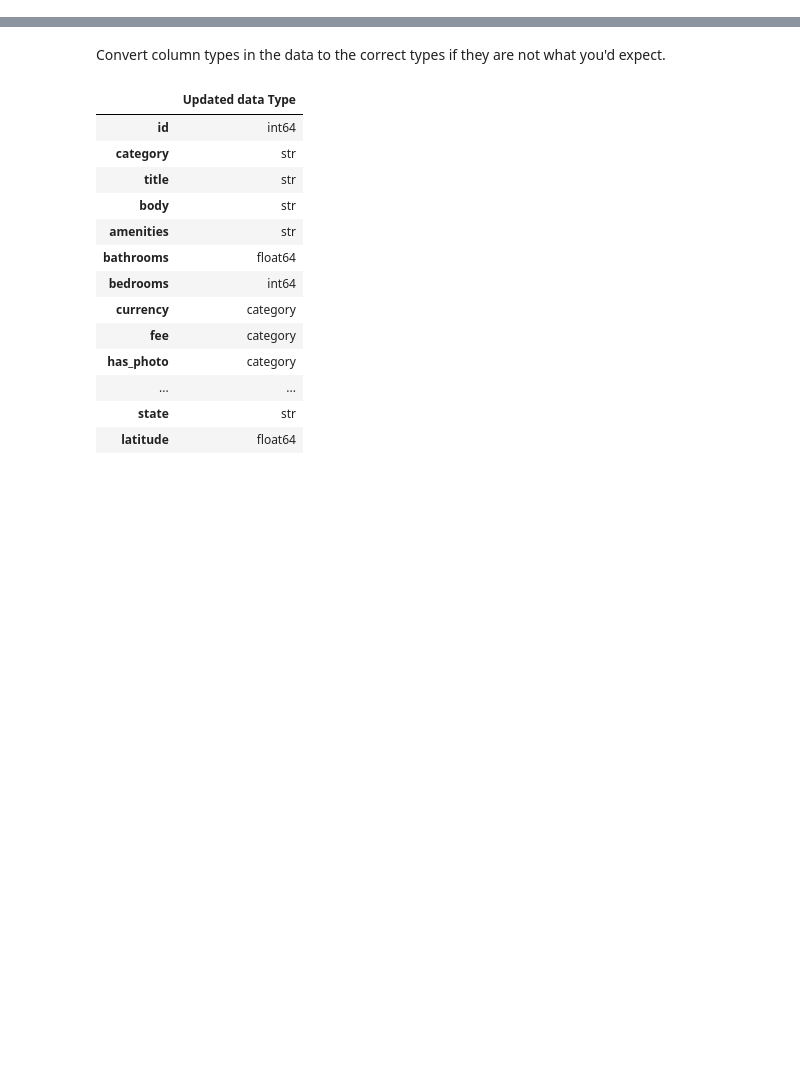
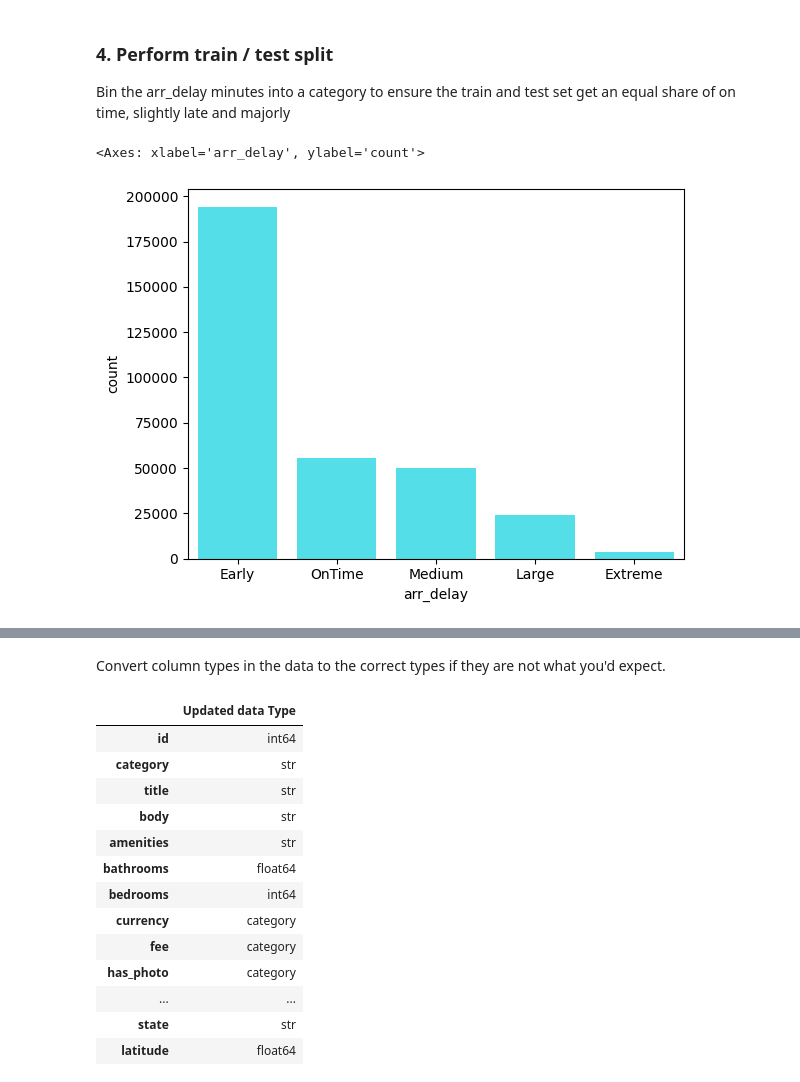
Before and after one commit to lucyg04/nycflights13, a Jupyter notebook: Practical 1/practical1_py.ipynb, the cells around one changed output, grey strips where cells are left out. Saved outputs shown, nothing was run; the diff lists cells and outputs as text; code cells hidden in the pictures; blank space fills up the shorter version.

Commit message:
Largely finished preparing the data for the test / train split

```diff
--- a/Practical 1/practical1_py.ipynb
+++ b/Practical 1/practical1_py.ipynb
@@ -65,0 +247,6 @@ data.dtypes.to_frame(name='Data Type')
+# %%
+# Perform a left join using the chosen keys, keep all flight info but adding new weather info
+flights_weather = flights_clean.merge(weather_data_unique, on=keys, how='left')
+
+# Sanity check the merge worked as expected
+flights_weather.info()
@@ -65,0 +276,7 @@ data.dtypes.to_frame(name='Data Type')
+# %%
+# Locate the airlines file, read it in, and observe
+airlines_file_name = "../data/airlines.csv"
+airlines_data = pd.read_csv(airlines_file_name)
+airlines_data.head(20)
+
+# Airlines.csv is a complete list of all carriers and their names
@@ -65,0 +301,6 @@ data.dtypes.to_frame(name='Data Type')
+# %%
+# Perform a left join on carrier to add airline names instead of just codes for readability of analysis
+flights_weather_airlines = flights_weather.merge(airlines_data, on='carrier', how='left')
+
+# (Briefly) Sanity check the merged dataframe is what we expect before doing any splitting
+flights_weather_airlines.info()
@@ -65,0 +347,9 @@ data.dtypes.to_frame(name='Data Type')
+# %%
+# List out the columns to change type from str to category
+category_columns = ["month", "carrier", "origin", "dest", "name"]
+
+# Convert the types
+flights_weather_airlines[category_columns] = flights_weather_airlines[category_columns].astype('category')
+
+# Check the data types have been updated correctly
+flights_weather_airlines.dtypes.to_frame(name='Updated Data Type')
@@ -65,0 +374,19 @@ data.dtypes.to_frame(name='Data Type')
+# %% [markdown]
+### 4. Perform train / test split
+
+Bin the arr_delay minutes into a category to ensure the train and test set get an equal share of on time, slightly late and majorly
+# %%
+# Create the bins to split arr_delay into categories for stratificatoin
+strat_bins = pd.cut(
+    flights_weather_airlines['arr_delay'],
+    bins=[-np.inf, 0, 15, 60, 180, np.inf],
+    labels=['Early', 'OnTime', 'Medium', 'Large', 'Extreme']
+)
+
+# View the distribution of the bins
+sns.countplot(x=strat_bins, color='#3cf3ff')
+
+# This confirms the distribution is imbalanced so stratified sampling would be beneficial
+# %% [output]
+<Axes: xlabel='arr_delay', ylabel='count'>
+[figure, added]
```
Also changed, not shown: parts of 37 cells of this notebook, 2 other files.
